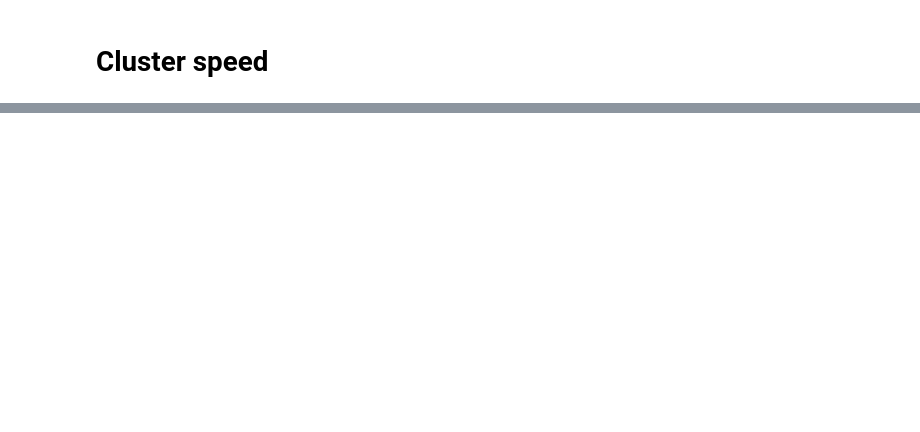
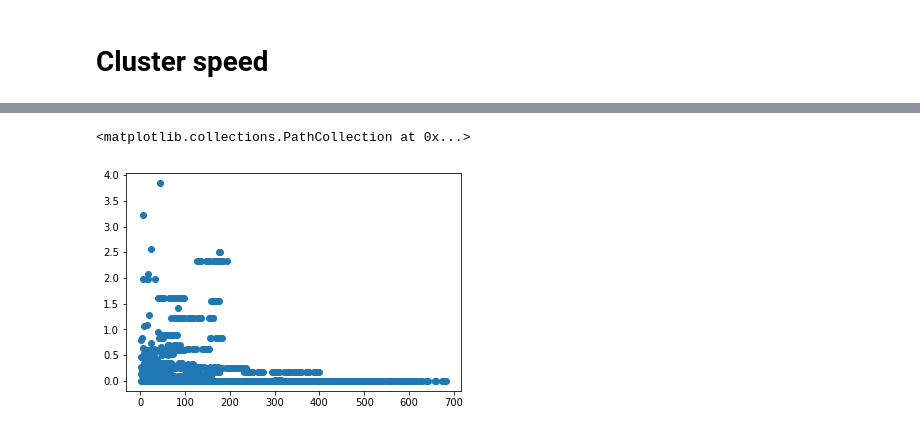
Before and after one commit to Healthy-Life-App-Strive-Build-Week2/Run_For_Life, a Jupyter notebook: Main_Data_Set.ipynb, the cells around one changed output, grey strips where cells are left out. Drawn from its saved outputs; the diff is of its cells as text; code cells hidden in the pictures; blank space fills up the shorter version.

```diff
--- a/Main_Data_Set.ipynb
+++ b/Main_Data_Set.ipynb
@@ -54,0 +79,5 @@ sns.pairplot(df)
+# %%
+plt.scatter(df.time,df['speed#std'])
+# %% [output]
+<matplotlib.collections.PathCollection at 0x...>
+[figure, added]
```
Also changed, not shown: parts of 21 cells of this notebook, 7 other files.
